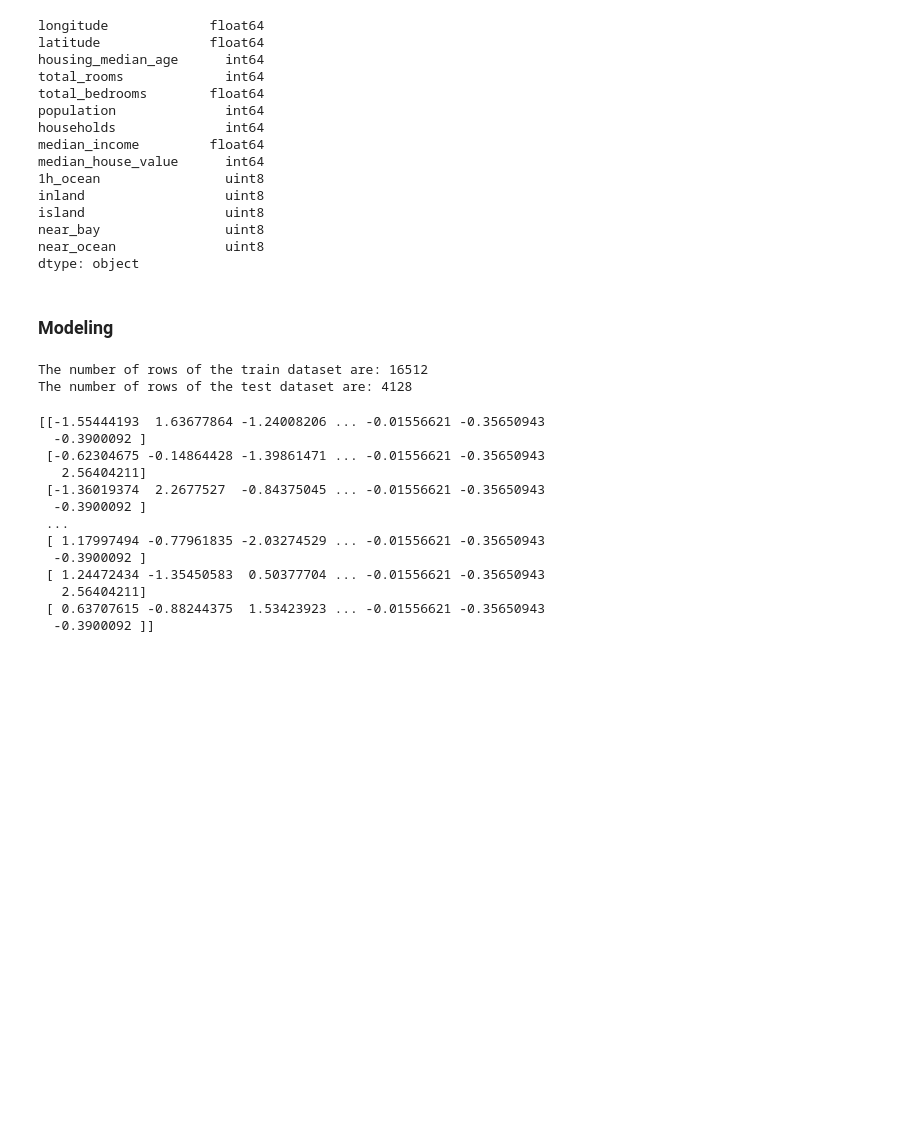
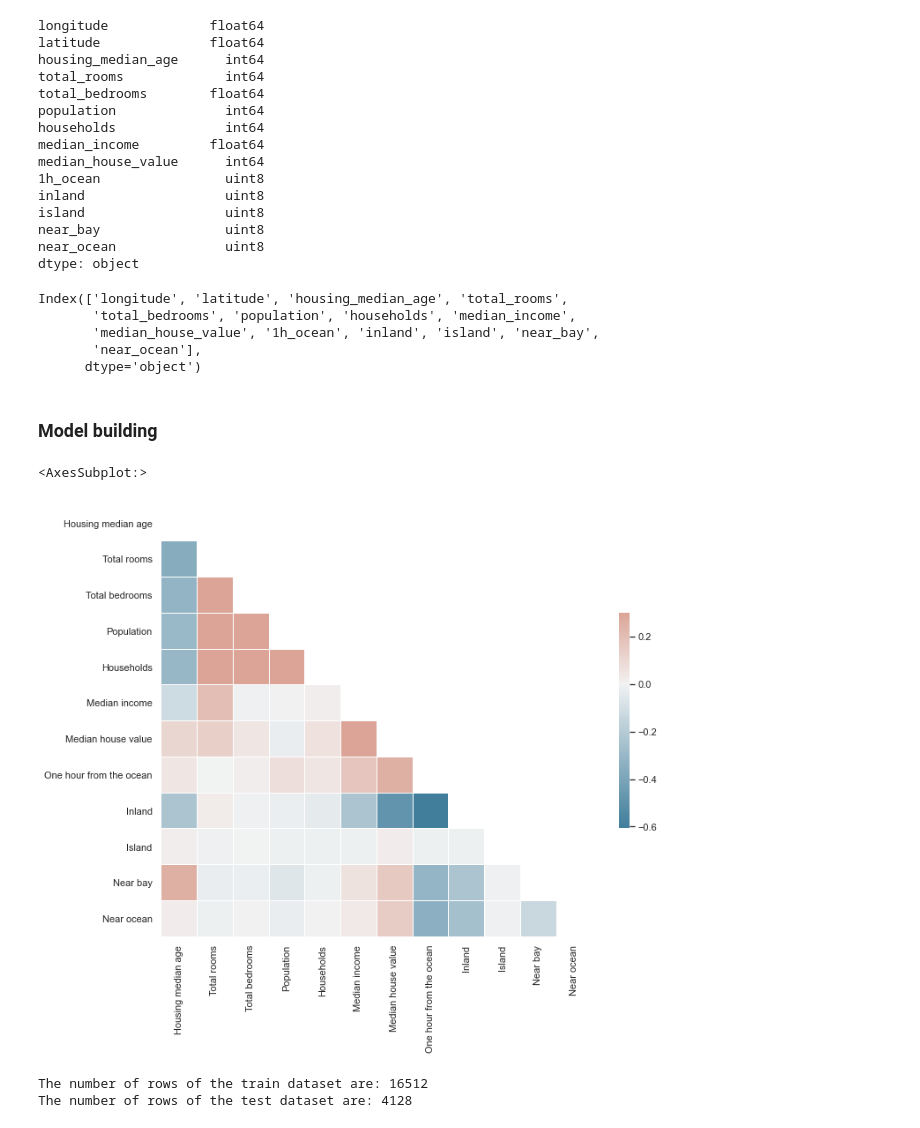
Before and after one commit to schinlfc/california_housing_price_prediction, a Jupyter notebook: notebook/script.ipynb, the cells around one changed output. Cells and saved outputs as stored; diff of their text form; code cells hidden in the pictures; blank space fills up the shorter version.

```diff
--- a/notebook/script.ipynb
+++ b/notebook/script.ipynb
@@ -149,6 +157,65 @@ island                  uint8
 near_bay                uint8
 near_ocean              uint8
 dtype: object
+# %%
+housing.columns
+# %% [output]
+Index(['longitude', 'latitude', 'housing_median_age', 'total_rooms',
+       'total_bedrooms', 'population', 'households', 'median_income',
+       'median_house_value', '1h_ocean', 'inland', 'island', 'near_bay',
+       'near_ocean'],
+      dtype='object')
 # %% [markdown]
-### Modeling
+### Model building
+# %%
+## Compute the crrelation matrix
+
+# Set the theme
+sns.set_theme(style="white")
+
+# Rename columns for this correlation matrix plot only
+col_map2 = {'housing_median_age': 'Housing median age',
+            'total_rooms': 'Total rooms',
+            'total_bedrooms': 'Total bedrooms',
+            'population': 'Population',
+            'households': 'Households',
+            'median_income': 'Median income',
+            'median_house_value': 'Median house value',
+            '1h_ocean': 'One hour from the ocean',
+            'inland': 'Inland',
+            'island': 'Island',
+            'near_bay': 'Near bay',
+            'near_ocean': 'Near ocean'}
+
+housing_corr = housing.rename(columns=col_map2)
+
+# Compute the correlation matrix without lon and lat variables
+corr = housing_corr[['Housing median age',
+                     'Total rooms',
+                     'Total bedrooms',
+                     'Population',
+                     'Households',
+                     'Median income',
+                     'Median house value',
+                     'One hour from the ocean',
+                     'Inland',
+                     'Island',
+                     'Near bay',
+                     'Near ocean']].corr()
+
+# Generate a mask for the upper triangle
+mask = np.triu(np.ones_like(corr, dtype=bool))
+
+# Set up the matplotlib figure
+f, ax = plt.subplots(figsize=(11, 9))
+
+# Generate a custom diverging colormap
+cmap = sns.diverging_palette(230, 20, as_cmap=True)
+
+# Draw the heatmap with the mask and correct aspect ratio
+sns.heatmap(corr, mask=mask, cmap=cmap, vmax=.3, center=0,
+            square=True, linewidths=.5, cbar_kws={"shrink": .5})
+# %% [output]
+<AxesSubplot:>
+[figure, added]
 # %%
@@ -174,19 +237,0 @@ scaler = StandardScaler()
-# %%
-# Standardize training dataset
-scaler.fit(housing_train)
-housing_train_standardized = scaler.transform(housing_train)
-print(housing_train_standardized)
-# %% [output]
-[[-1.55444193  1.63677864 -1.24008206 ... -0.01556621 -0.35650943
-  -0.3900092 ]
- [-0.62304675 -0.14864428 -1.39861471 ... -0.01556621 -0.35650943
-   2.56404211]
- [-1.36019374  2.2677527  -0.84375045 ... -0.01556621 -0.35650943
-  -0.3900092 ]
- ...
- [ 1.17997494 -0.77961835 -2.03274529 ... -0.01556621 -0.35650943
-  -0.3900092 ]
- [ 1.24472434 -1.35450583  0.50377704 ... -0.01556621 -0.35650943
-   2.56404211]
- [ 0.63707615 -0.88244375  1.53423923 ... -0.01556621 -0.35650943
-  -0.3900092 ]]
```
Also changed, not shown: parts of 24 cells of this notebook.
